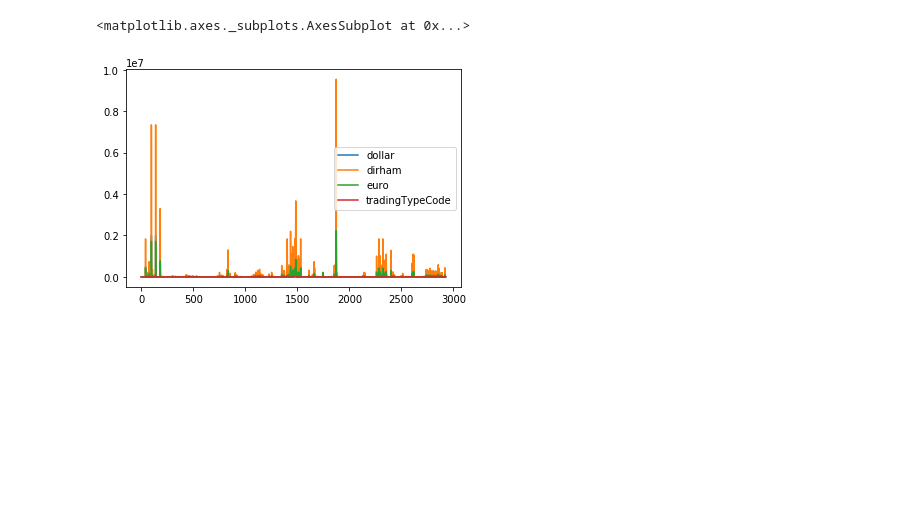
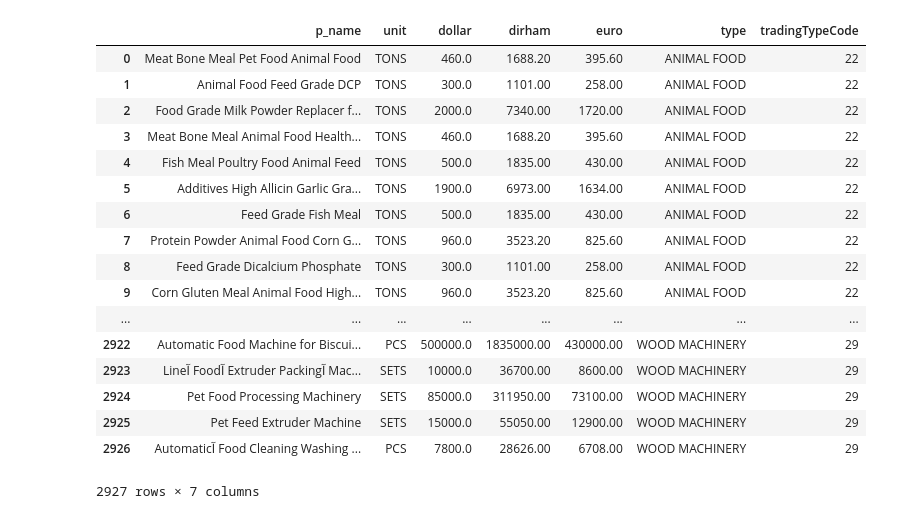
Before and after one commit to aminkhod/Abacas-transaction, a Jupyter notebook: transaction _PO.ipynb, the cells around one changed output. Drawn from its saved outputs; the diff is of its cells as text; code cells hidden in the pictures; blank space fills up the shorter version.

```diff
--- a/transaction _PO.ipynb
+++ b/transaction _PO.ipynb
@@ -9,11 +9,27 @@ clientlist = pd.read_csv('2018 ABACUS CLIENTS.csv')
 # %%
 productlist = pd.read_csv('product.csv',na_values =miss_value )
 # productlist = productlist.dropna()
 # productlist
-productlist.plot()
+productlist
 # %% [output]
+|  | p_name | unit | dollar | dirham | euro | type | tradingTypeCode |
+| 0 | Meat Bone Meal Pet Food Animal Food | TONS | 460.0 | 1688.20 | 395.60 | ANIMAL FOOD | 22 |
+| 1 | Animal Food Feed Grade DCP | TONS | 300.0 | 1101.00 | 258.00 | ANIMAL FOOD | 22 |
+| 2 | Food Grade Milk Powder Replacer f... | TONS | 2000.0 | 7340.00 | 1720.00 | ANIMAL FOOD | 22 |
+| 3 | Meat Bone Meal Animal Food Health... | TONS | 460.0 | 1688.20 | 395.60 | ANIMAL FOOD | 22 |
+| 4 | Fish Meal Poultry Food Animal Feed | TONS | 500.0 | 1835.00 | 430.00 | ANIMAL FOOD | 22 |
+| 5 | Additives High Allicin Garlic Gra... | TONS | 1900.0 | 6973.00 | 1634.00 | ANIMAL FOOD | 22 |
+| 6 | Feed Grade Fish Meal | TONS | 500.0 | 1835.00 | 430.00 | ANIMAL FOOD | 22 |
+| 7 | Protein Powder Animal Food Corn G... | TONS | 960.0 | 3523.20 | 825.60 | ANIMAL FOOD | 22 |
+| 8 | Feed Grade Dicalcium Phosphate | TONS | 300.0 | 1101.00 | 258.00 | ANIMAL FOOD | 22 |
+| 9 | Corn Gluten Meal Animal Food High... | TONS | 960.0 | 3523.20 | 825.60 | ANIMAL FOOD | 22 |
+| ... | ... | ... | ... | ... | ... | ... | ... |
+| 2922 | Automatic Food Machine for Biscui... | PCS | 500000.0 | 1835000.00 | 430000.00 | WOOD MACHINERY | 29 |
+| 2923 | Lineآ Foodآ Extruder Packingآ Mac... | SETS | 10000.0 | 36700.00 | 8600.00 | WOOD MACHINERY | 29 |
+| 2924 | Pet Food Processing Machinery | SETS | 85000.0 | 311950.00 | 73100.00 | WOOD MACHINERY | 29 |
+| 2925 | Pet Feed Extruder Machine | SETS | 15000.0 | 55050.00 | 12900.00 | WOOD MACHINERY | 29 |
+| 2926 | Automaticآ Food Cleaning Washing ... | PCS | 7800.0 | 28626.00 | 6708.00 | WOOD MACHINERY | 29 |
-<matplotlib.axes._subplots.AxesSubplot at 0x...>
+2927 rows × 7 columns
-[figure, removed]
 # %%
 Colist = pd.read_excel('List of Companies.xlsx')
 # Colist = Colist.dropna()
```
Also changed, not shown: parts of 8 cells of this notebook, 15 other files.
